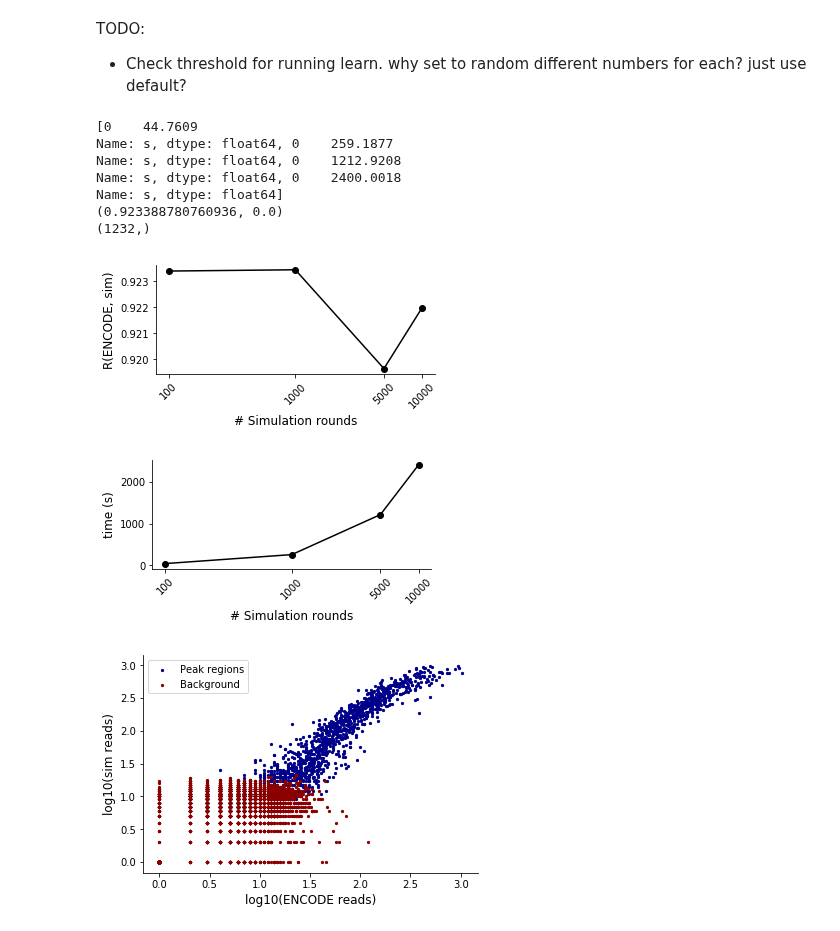
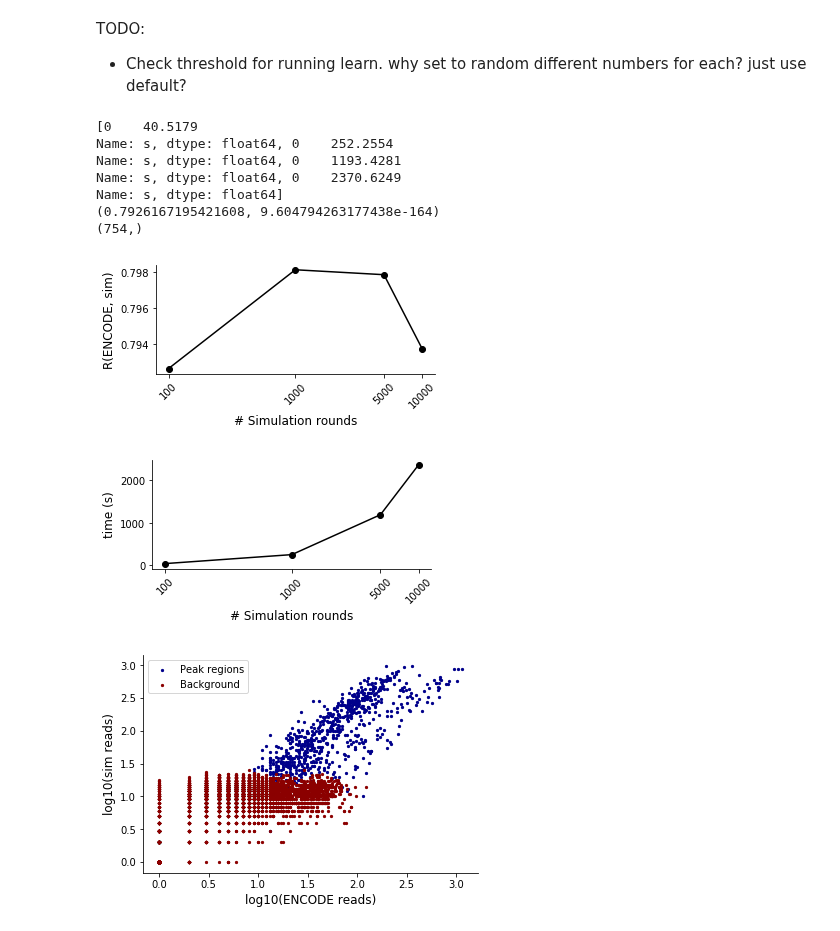
Before and after one commit to gymreklab/chips, a Jupyter notebook: paper-analyses/workflows/fig1-eval/ChIPs-Figure1-Eval.ipynb, the cells around one changed output. Cells and saved outputs as stored; diff of their text form; code cells hidden in the pictures.

```diff
--- a/paper-analyses/workflows/fig1-eval/ChIPs-Figure1-Eval.ipynb
+++ b/paper-analyses/workflows/fig1-eval/ChIPs-Figure1-Eval.ipynb
@@ -26,11 +26,13 @@ NUMCOPIES = [100,1000,5000,10000]
 
 #OUTPREFIX = "GM12878_H3K4me1_ENCFF252ZII_ENCFF966LMJ"
 #WINDOWSIZE = 5
+#NUMCOPIES = [100,1000,5000,10000]
+#modifier="+chipulate"
 
 
-#OUTPREFIX = "K562_H3K4me3_ENCFF681JQI_ENCFF127XXD"
-#WINDOWSIZE = 5
-#NUMCOPIES = [100,1000,5000,10000]
+OUTPREFIX = "K562_H3K4me3_ENCFF681JQI_ENCFF127XXD"
+WINDOWSIZE = 5
+NUMCOPIES = [100,1000,5000,10000]
 #modifier="+chipulate"
 
 #OUTPREFIX = "GM12878_IKZF1_ENCFF216YZE_ENCFF795PEX"
@@ -89,38 +91,38 @@ ax.set_xticklabels(NUMCOPIES, rotation=45)
 ax.set_xlabel("# Simulation rounds", size=12)
 ax.set_ylabel("time (s)", size=12)
 ax.spines['right'].set_visible(False)
 ax.spines['top'].set_visible(False)
 ax.yaxis.set_ticks_position('left')
 ax.xaxis.set_ticks_position('bottom')
 fig.savefig(OUTPREFIX+modifier+"-time.pdf")
 
 
 # Get scatter plot of counts
 fig = plt.figure()
 ax = fig.add_subplot(111)
 ax.scatter(np.log10(peak["encode"]+1), np.log10(peak[scatternum]+1), color="darkblue", s=5, label="Peak regions")
 ax.scatter(np.log10(nopeak["encode"]+1), np.log10(nopeak[scatternum]+1), color="darkred", s=5, label="Background")
 print(scipy.stats.pearsonr(np.log10(peak["encode"]+1), np.log10(peak[scatternum]+1)))
 print(peak[scatternum].shape)
 #ax.set_xlim(left=-0.1, right=xmax)
 #ax.set_ylim(bottom=-0.1, top=ymax)
 
 ax.spines['right'].set_visible(False)
 ax.spines['top'].set_visible(False)
 ax.yaxis.set_ticks_position('left')
 ax.xaxis.set_ticks_position('bottom')
 ax.set_xlabel("log10(ENCODE reads)", size=12)
 ax.set_ylabel("log10(sim reads)", size=12);
 ax.legend(loc="upper left");
 fig.savefig(OUTPREFIX+modifier+"-scatter.pdf")
 # %% [output]
-[0    44.7609
-Name: s, dtype: float64, 0    259.1877
-Name: s, dtype: float64, 0    1212.9208
-Name: s, dtype: float64, 0    2400.0018
+[0    40.5179
+Name: s, dtype: float64, 0    252.2554
+Name: s, dtype: float64, 0    1193.4281
+Name: s, dtype: float64, 0    2370.6249
 Name: s, dtype: float64]
-(0.923388780760936, 0.0)
-(1232,)
+(0.7926167195421608, 9.604794263177438e-164)
+(754,)
-[figure, old version]
+[figure, new version]
 [figure]
-[figure, old version]
+[figure, new version]
```
Also changed, not shown: 2 other files.
